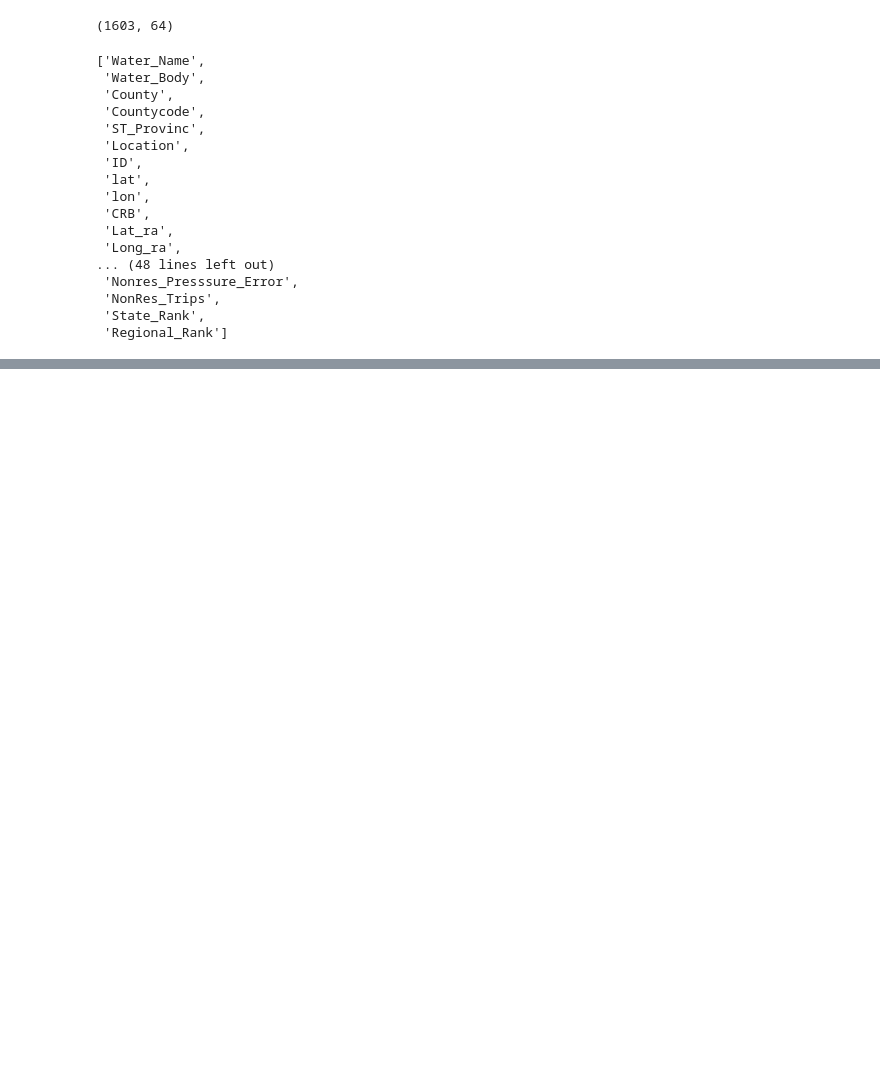
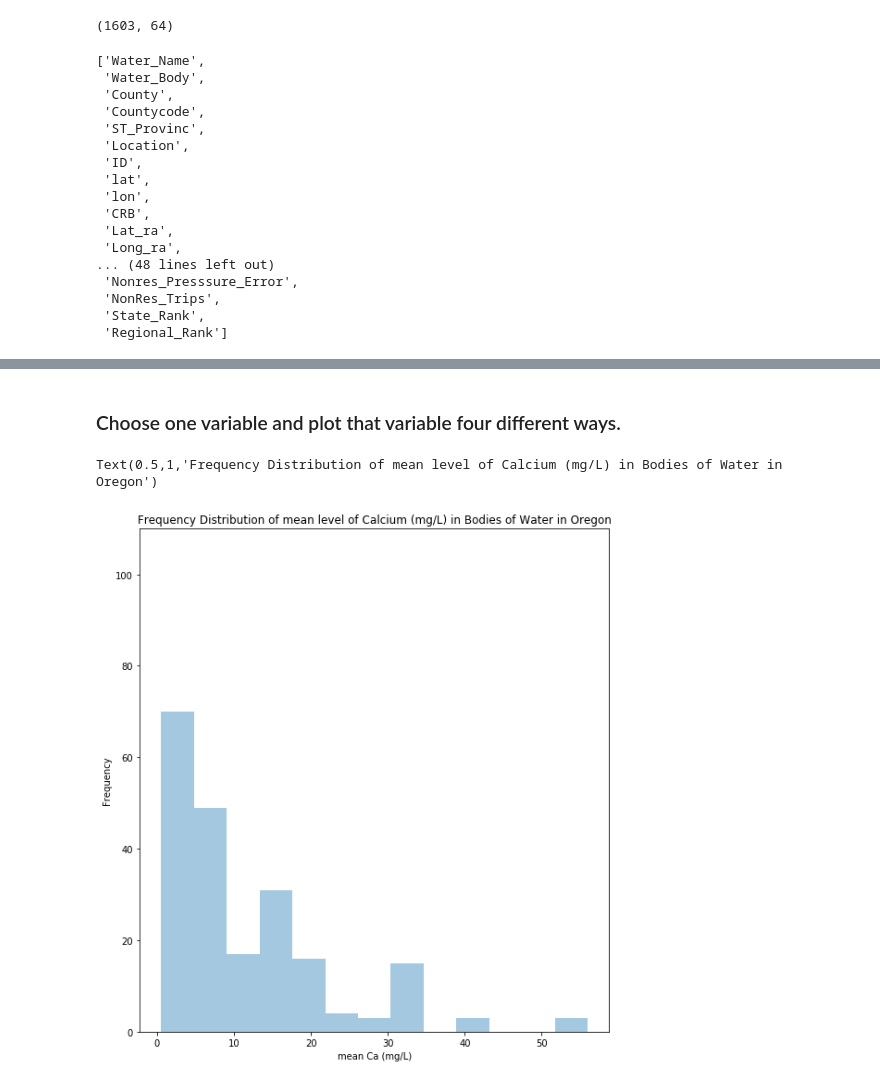
Before and after one commit to msflebedorf/bootcamp, a Jupyter notebook: unit_1/Unit 1 Lesson 3 Visualization.ipynb, the cells around one changed output, grey strips where cells are left out. Saved outputs shown, nothing was run; the diff lists cells and outputs as text; code cells hidden in the pictures; blank space fills up the shorter version.

Commit message:
Add visualization notebook

```diff
--- a/unit_1/Unit 1 Lesson 3 Visualization.ipynb
+++ b/unit_1/Unit 1 Lesson 3 Visualization.ipynb
@@ -37,0 +104,4 @@ zmussels = pd.read_csv('../Datafiles/mussels/Boatramps_CRB.csv', encoding = 'lat
+# %%
+zmussels.num_trnmboats_2006_08 = zmussels.num_trnmboats_2006_08.replace('.','0')
+# %%
+zmussels.num_trnmboats_2006_08 = zmussels.num_trnmboats_2006_08.astype('int32')
@@ -37,0 +128,4 @@ zmussels = pd.read_csv('../Datafiles/mussels/Boatramps_CRB.csv', encoding = 'lat
+# %%
+zmussels = zmussels.loc[(~zmussels.state_province.isin(['BC', 'NV', 'WY']))&(zmussels.mean_ca_mg_2009.notnull())]
+# %%
+zmusselsor = zmussels.loc[(zmussels.state_province=='OR')]
@@ -37,0 +138,13 @@ zmussels = pd.read_csv('../Datafiles/mussels/Boatramps_CRB.csv', encoding = 'lat
+# %% [markdown]
+### Choose one variable and plot that variable four different ways.
+# %%
+#Dissolved calcium relates to the risk of zebra mussels becoming established in a water body
+plt.subplot(1, 2, 1)
+plt.ylim(0,110)
+sns.distplot(zmusselsor.mean_ca_mg_2009, kde=False)
+plt.xlabel('mean Ca (mg/L)')
+plt.ylabel('Frequency')
+plt.title('Frequency Distribution of mean level of Calcium (mg/L) in Bodies of Water in Oregon')
+# %% [output]
+Text(0.5,1,'Frequency Distribution of mean level of Calcium (mg/L) in Bodies of Water in Oregon')
+[figure, added]
```
Also changed, not shown: parts of 31 cells of this notebook.
